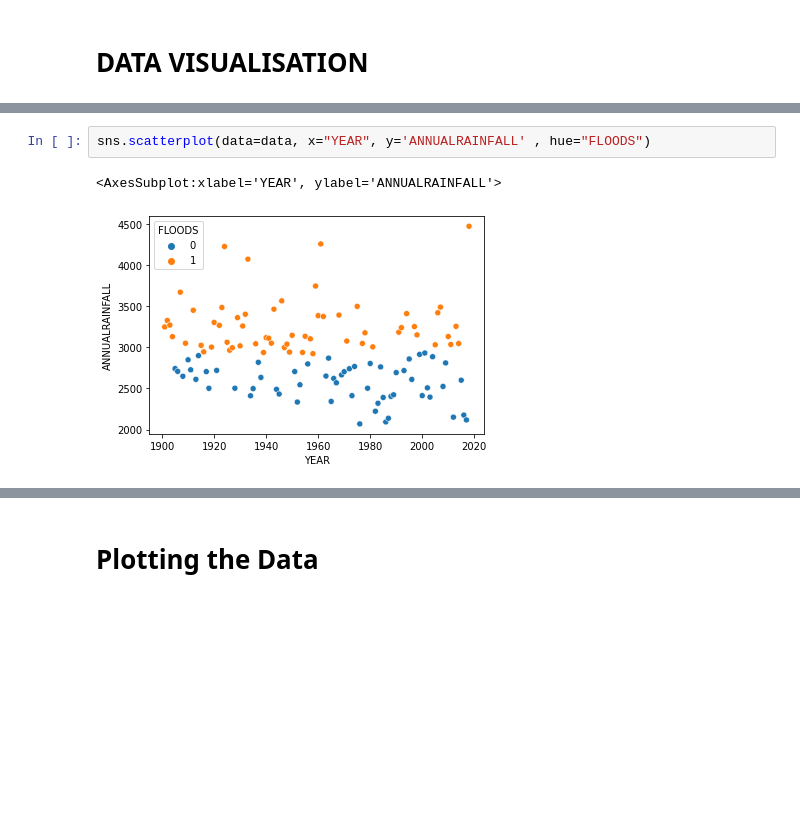
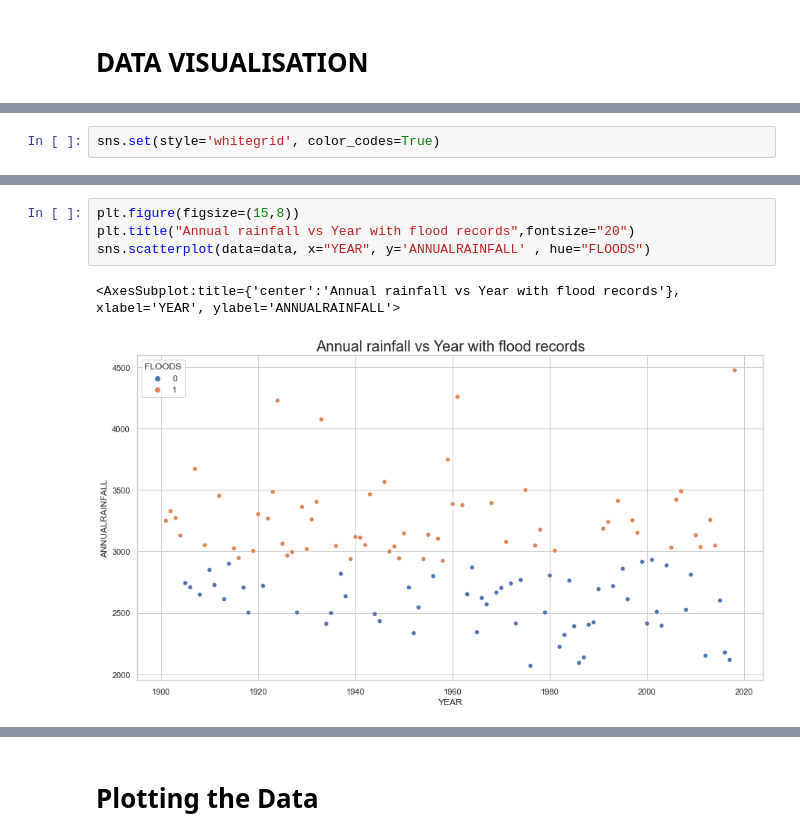
Before and after one commit to Himangshu1086/Flood-Prediction-Unit-Hydrography-and-ML, a Jupyter notebook: Flood_Prediction.ipynb, the cells around one changed output, grey strips where cells are left out. Saved outputs shown, nothing was run; the diff lists cells and outputs as text; blank space fills up the shorter version.

```diff
--- a/Flood_Prediction.ipynb
+++ b/Flood_Prediction.ipynb
@@ -179,0 +185,2 @@ Name: FLOODS, Length: 118, dtype: int64
+# %%
+sns.set(style='whitegrid', color_codes=True)
@@ -180,5 +196,7 @@ Name: FLOODS, Length: 118, dtype: int64
 # %%
+plt.figure(figsize=(15,8))
+plt.title("Annual rainfall vs Year with flood records",fontsize="20")
 sns.scatterplot(data=data, x="YEAR", y='ANNUALRAINFALL' , hue="FLOODS")
 # %% [output]
-<AxesSubplot:xlabel='YEAR', ylabel='ANNUALRAINFALL'>
+<AxesSubplot:title={'center':'Annual rainfall vs Year with flood records'}, xlabel='YEAR', ylabel='ANNUALRAINFALL'>
-[figure, old version]
+[figure, new version]
```
Also changed, not shown: parts of 61 cells of this notebook, 9 other files.
